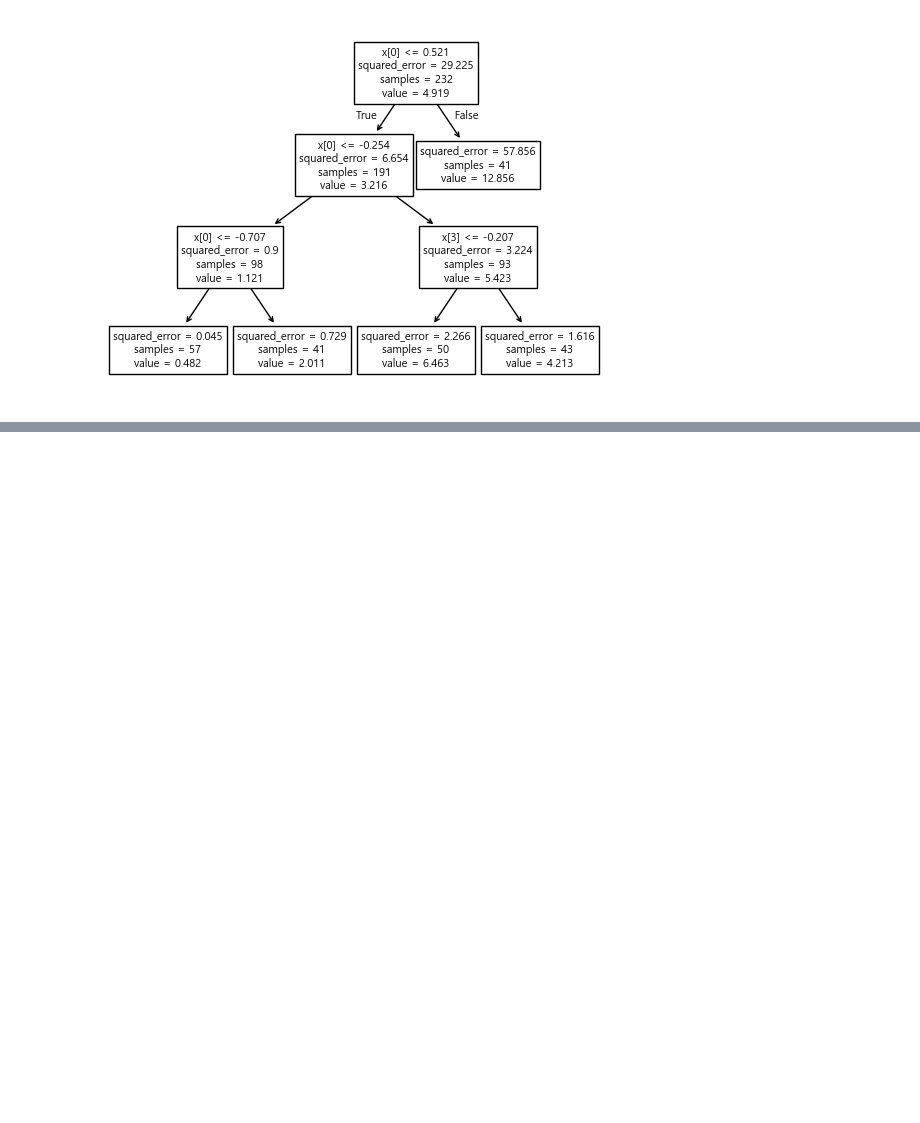
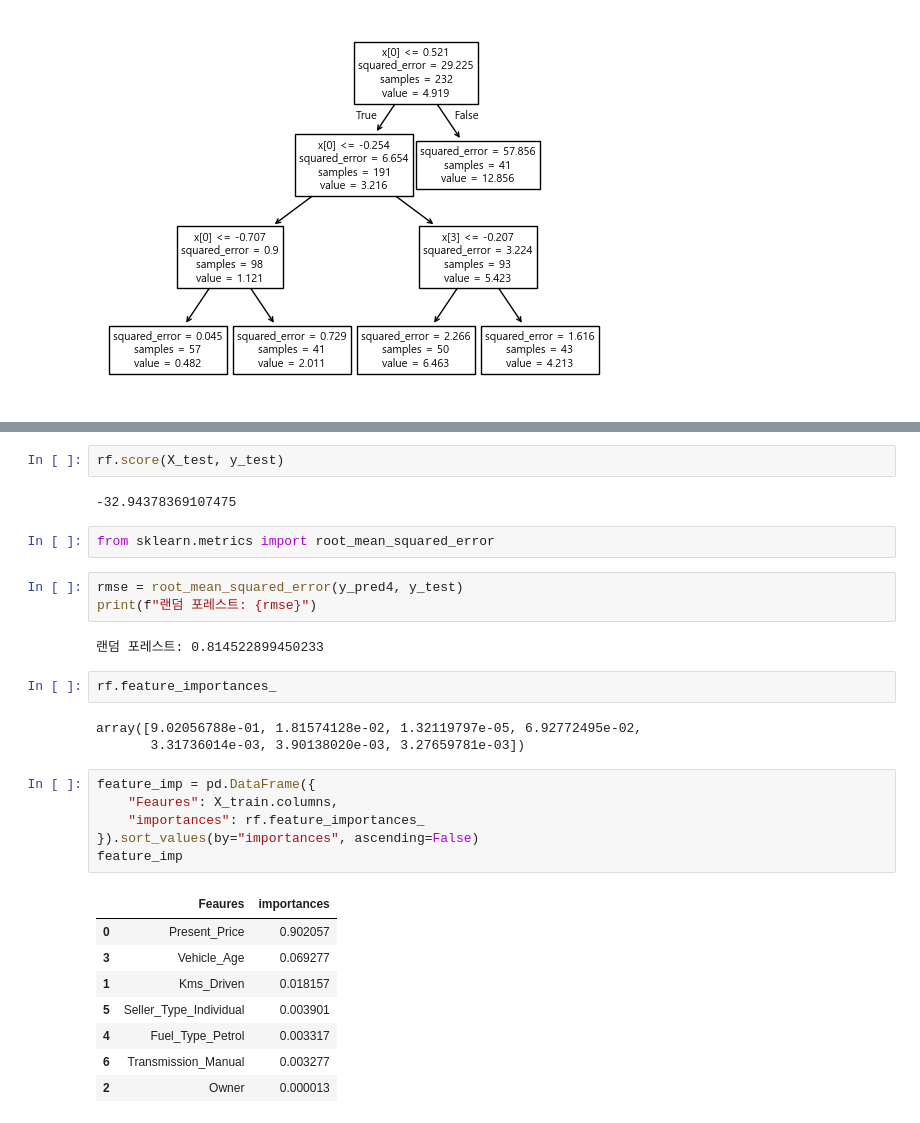
Before and after one commit to Bucheo/machine_learning, a Jupyter notebook: 8.DecisionTree, RandomForest.ipynb, the cells around one changed output, grey strips where cells are left out. Saved outputs shown, nothing was run; the diff lists cells and outputs as text; blank space fills up the shorter version.

```diff
--- a/8.DecisionTree, RandomForest.ipynb
+++ b/8.DecisionTree, RandomForest.ipynb
@@ -490,0 +518,31 @@ plt.show()
+# %%
+rf.score(X_test, y_test)
+# %% [output]
+-32.94378369107475
+# %%
+from sklearn.metrics import root_mean_squared_error
+# %%
+rmse = root_mean_squared_error(y_pred4, y_test)
+print(f"랜덤 포레스트: {rmse}")
+# %% [output]
+랜덤 포레스트: 0.814522899450233
+# %%
+rf.feature_importances_
+# %% [output]
+array([9.02056788e-01, 1.81574128e-02, 1.32119797e-05, 6.92772495e-02,
+       3.31736014e-03, 3.90138020e-03, 3.27659781e-03])
+# %%
+feature_imp = pd.DataFrame({
+    "Feaures": X_train.columns,
+    "importances": rf.feature_importances_
+}).sort_values(by="importances", ascending=False)
+feature_imp
+# %% [output]
+|  | Feaures | importances |
+| 0 | Present_Price | 0.902057 |
+| 3 | Vehicle_Age | 0.069277 |
+| 1 | Kms_Driven | 0.018157 |
+| 5 | Seller_Type_Individual | 0.003901 |
+| 4 | Fuel_Type_Petrol | 0.003317 |
+| 6 | Transmission_Manual | 0.003277 |
+| 2 | Owner | 0.000013 |
```
Also changed, not shown: parts of 7 cells of this notebook, 3 other files.
